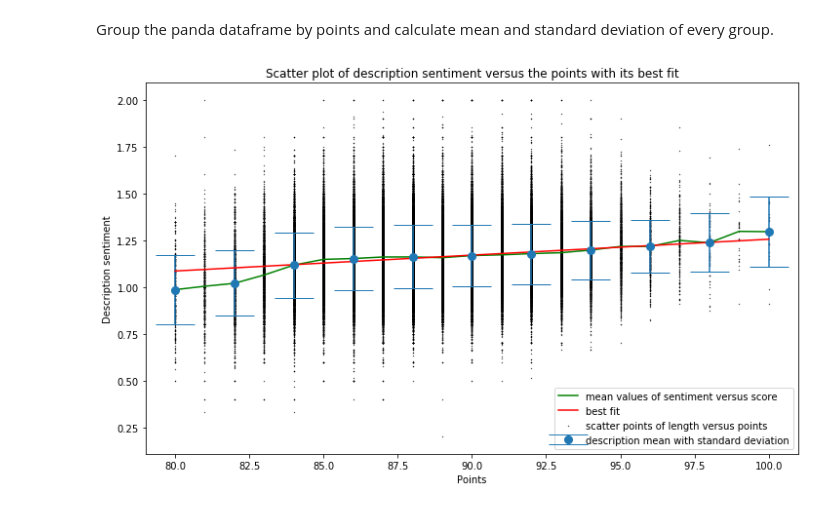
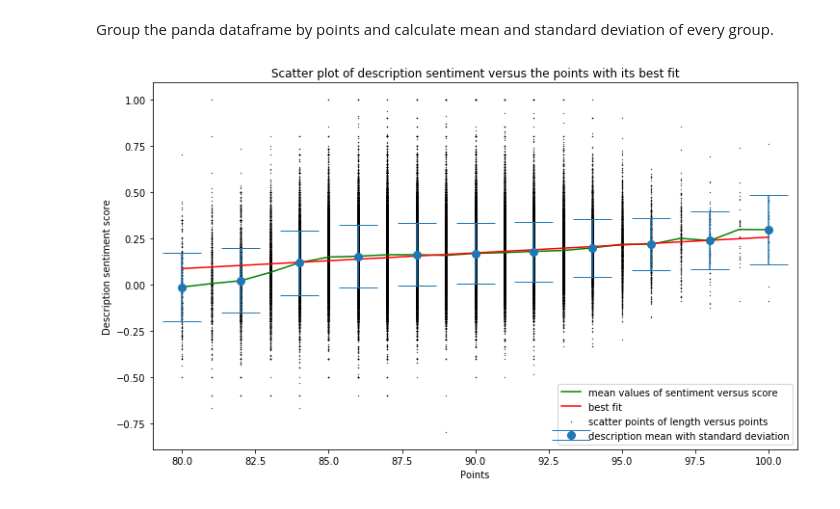
Before and after one commit to JowehL/SDA-Project, a Jupyter notebook: notebooks/description_sentiment_correlation.ipynb, the cells around one changed output. Saved outputs shown, nothing was run; the diff lists cells and outputs as text; code cells hidden in the pictures.

```diff
--- a/notebooks/description_sentiment_correlation.ipynb
+++ b/notebooks/description_sentiment_correlation.ipynb
@@ -26,7 +24,7 @@ clean_wine_data = filtered_wine_data.dropna()
 # %% [markdown]
 Add a new column with the length of the sentiment
 # %%
-clean_wine_data['description_sentiment'] = clean_wine_data['description'].apply(lambda x: TextBlob(x).sentiment[0] + 1)
+clean_wine_data['description_sentiment'] = clean_wine_data['description'].apply(lambda x: TextBlob(x).sentiment[0])
 # %% [markdown]
 # Correlation
 # %% [markdown]
@@ -69,24 +69,26 @@ points_means = clean_wine_data['description_sentiment'].groupby(clean_wine_data[
 points_stds = clean_wine_data['description_sentiment'].groupby(clean_wine_data['points']).std()
 # %%
 plt.figure(figsize=(12, 7))
+title = 'Scatter plot of description sentiment versus the points with its best fit'
 
 xs_points = points_stds.keys()[0::2]
 ys_descr = points_means[0::2]
 err = points_stds[0::2]
 
 plt.scatter(ys, xs, 0.1, c='k', label='scatter points of length versus points')
 plt.plot(points_means, c='g', label='mean values of sentiment versus score')
 plt.plot(np.unique(ys), np.poly1d(np.polyfit(ys, xs, 1))(np.unique(ys)), color='r', label='best fit')
 
 (_, caps, _) = plt.errorbar(
     xs_points, ys_descr, yerr=err, fmt='o', markersize=8, capsize=20, label='description mean with standard deviation')
 for cap in caps:
     cap.set_markeredgewidth(1)
 
 plt.legend()
 plt.xlabel('Points')
 plt.ylabel('Description sentiment score')
-plt.title('Scatter plot of description sentiment versus the points with its best fit')
+plt.title(title)
+plt.savefig('../figures/description_sentiment_correlation/' + title)
 plt.show()
 # %% [output]
-[figure, old version]
+[figure, new version]
```
Also changed, not shown: parts of 2 cells of this notebook, 17 other files.
